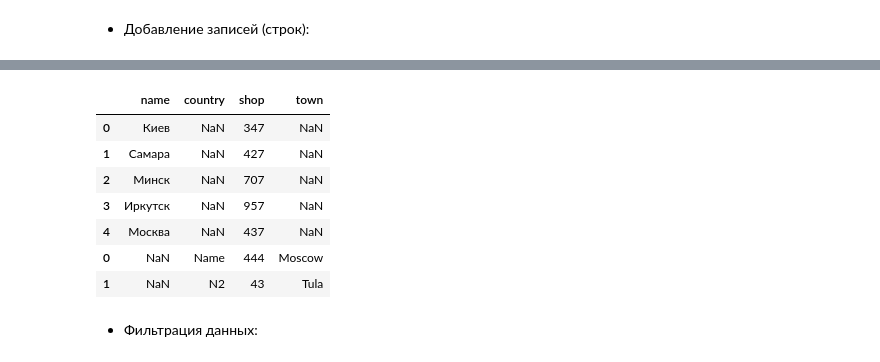
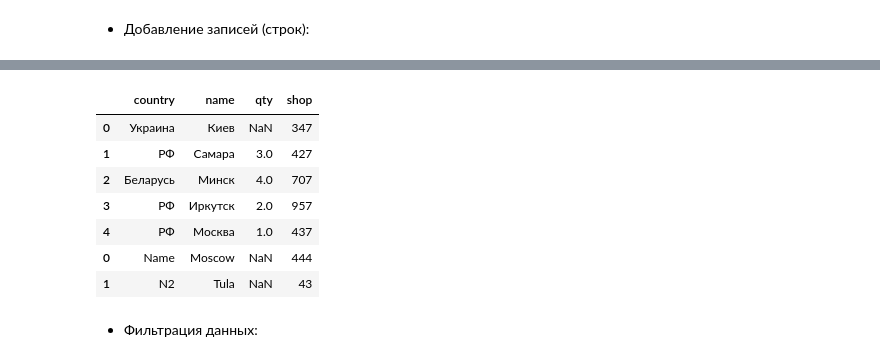
Before and after one commit to katchinsky/practice_2017, a Jupyter notebook: L 13, Pandas.ipynb, the cells around one changed output, grey strips where cells are left out. Drawn from its saved outputs; the diff is of its cells as text; code cells hidden in the pictures.

```diff
--- a/L 13, Pandas.ipynb
+++ b/L 13, Pandas.ipynb
@@ -140,8 +140,8 @@ Pandas поддерживает и работу с многомерными об
 * Объединение наборов данных:
 # %%
 df2 = read_csv("df2.txt", sep=';', decimal=',', encoding='utf-8-sig')
-res = df2.merge(df1, 'left', on='shop') # похожа на JOIN в SQL (такие же параметры: left, right, inner)
-res
+df2 = df2.merge(df1, 'left', on='shop') # похожа на JOIN в SQL (такие же параметры: left, right, inner)
+df2
 # %% [output]
 |  | shop | name | qty |
 | 0 | 347 | Киев | NaN |
@@ -152,8 +152,8 @@ res
 # %% [markdown]
 * Добавление столбцов:
 # %%
-dataset = [i for i in range(4)]
-df1.insert(1, 'A1', dataset) #Первый параметр указывает после какого столбца следует добавить столбец.
-                             #Если размерность вставляемого столбца не совпадает, будет ошибка.
-df1
+country = ['Украина', 'РФ', 'Беларусь', 'РФ', 'РФ']
+df2.insert(1, 'country', country) #Первый параметр указывает после какого столбца следует добавить столбец.
+                                 #Если размерность вставляемого столбца не совпадает, будет ошибка.
+df2
 # %% [output]
@@ -176,16 +168,16 @@ df2
 # %%
-news = pd.DataFrame([["Name", "444", "Moscow"], ["N2", "43", "Tula"]], columns=["country", "shop", "town"])
+news = pd.DataFrame([["Name", "444", "Moscow"], ["N2", "43", "Tula"]], columns=["country", "shop", 'name'])
 df3 = df2.append(news) # команда append не изменяет текущий DataFrame, а возращает новый
 df3
 # %% [output]
-|  | name | country | shop | town |
-| 0 | Киев | NaN | 347 | NaN |
-| 1 | Самара | NaN | 427 | NaN |
-| 2 | Минск | NaN | 707 | NaN |
-| 3 | Иркутск | NaN | 957 | NaN |
-| 4 | Москва | NaN | 437 | NaN |
-| 0 | NaN | Name | 444 | Moscow |
-| 1 | NaN | N2 | 43 | Tula |
+|  | country | name | qty | shop |
+| 0 | Украина | Киев | NaN | 347 |
+| 1 | РФ | Самара | 3.0 | 427 |
+| 2 | Беларусь | Минск | 4.0 | 707 |
+| 3 | РФ | Иркутск | 2.0 | 957 |
+| 4 | РФ | Москва | 1.0 | 437 |
+| 0 | Name | Moscow | NaN | 444 |
+| 1 | N2 | Tula | NaN | 43 |
 # %% [markdown]
 * Фильтрация данных:
 # %%
```
Also changed, not shown: parts of 25 cells of this notebook.
